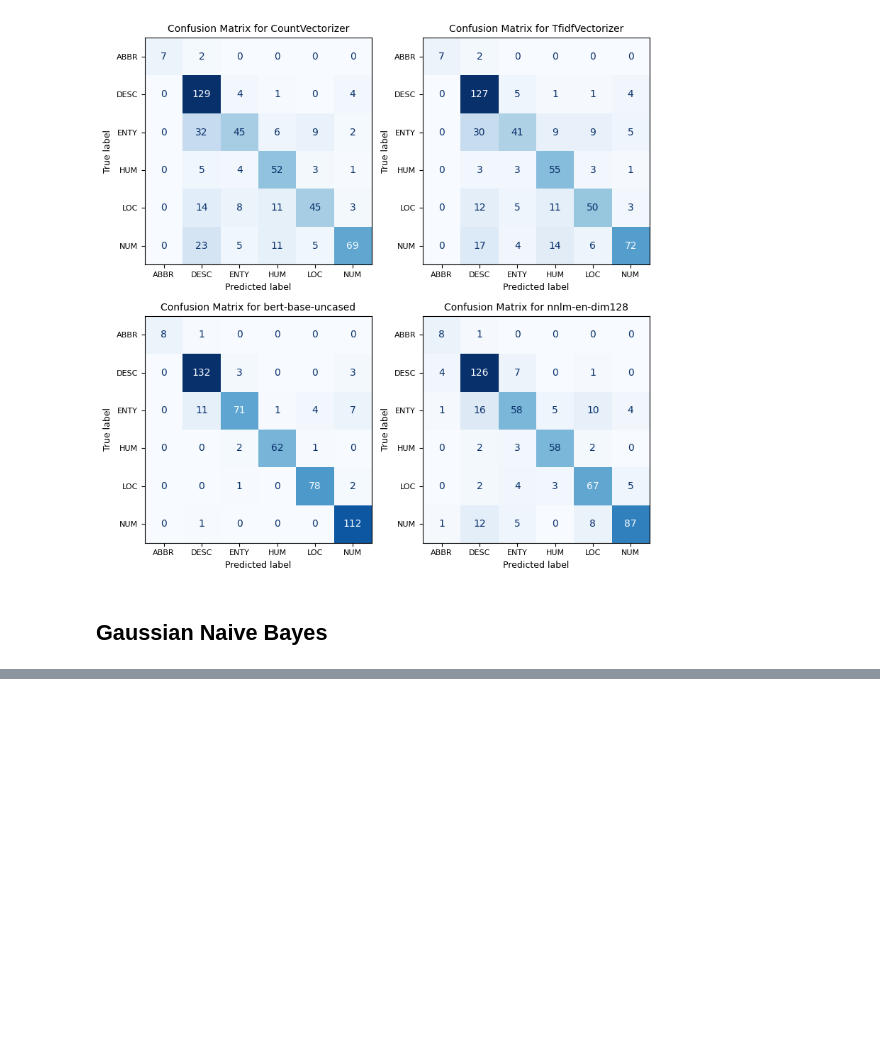
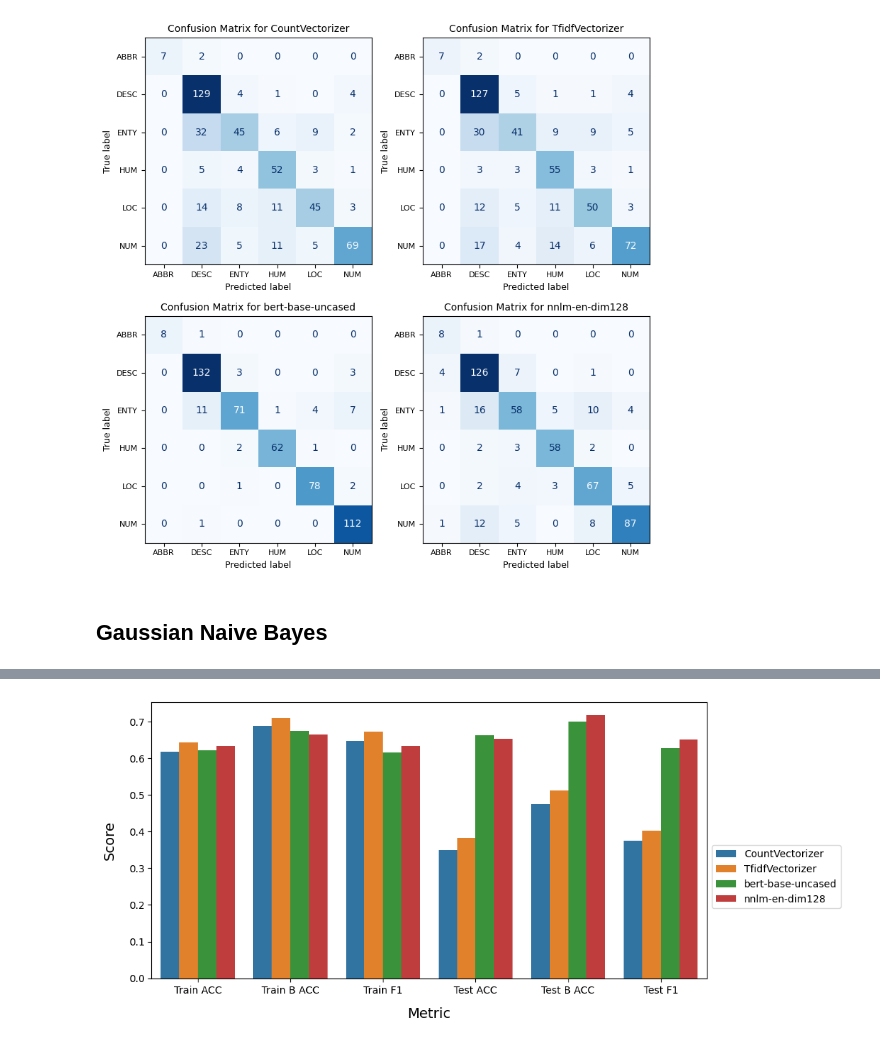
Before and after one commit to Ibrahim-Ola/ml_for_sentence_classification, a Jupyter notebook: modeling.ipynb, the cells around one changed output, grey strips where cells are left out. Cells and saved outputs as stored; diff of their text form; code cells hidden in the pictures; blank space fills up the shorter version.

Commit message:
added NB results

```diff
--- a/modeling.ipynb
+++ b/modeling.ipynb
@@ -452,3 +452,23 @@ os.makedirs('result', exist_ok=True)
 lr_results['metrics_df'].to_csv('result/lr_results.csv', index=False)
 # %% [markdown]
 ## Gaussian Naive Bayes
+# %%
+nb_class = GaussianNB()
+nb_params= {
+    'var_smoothing': [
+        1e-9, 1e-8, 1e-7, 1e-6,
+        1e-5, 1e-4, 1e-3, 1e-2, 1e-1
+    ]
+}
+
+
+nb_results = train_and_evaluate_models(
+    nb_class,
+    nb_params,
+    X_train,
+    y_train,
+    X_test,
+    y_test,
+    vectorizers=None,  # Use the default vectorizers
+    cv=pds
+)
@@ -454,0 +508,3 @@ lr_results['metrics_df'].to_csv('result/lr_results.csv', index=False)
+# %%
+nb_melt=pd.melt(nb_results['metrics_df'], id_vars=['Vectorizer'], value_vars=['Train ACC', 'Train B ACC', 'Train F1', 'Test ACC', 'Test B ACC', 'Test F1'])
+nb_melt.head()
@@ -454,0 +518,9 @@ lr_results['metrics_df'].to_csv('result/lr_results.csv', index=False)
+# %%
+plt.figure(figsize=(10,5))
+sns.barplot(x='variable', y='value', hue='Vectorizer', data=nb_melt)
+plt.legend(bbox_to_anchor=(1, 0.5))
+plt.xlabel("Metric", labelpad=12, fontsize=14)
+plt.ylabel("Score", labelpad=12, fontsize=14)
+plt.show()
+# %% [output]
+[figure, added]
```
Also changed, not shown: parts of 5 cells of this notebook.
